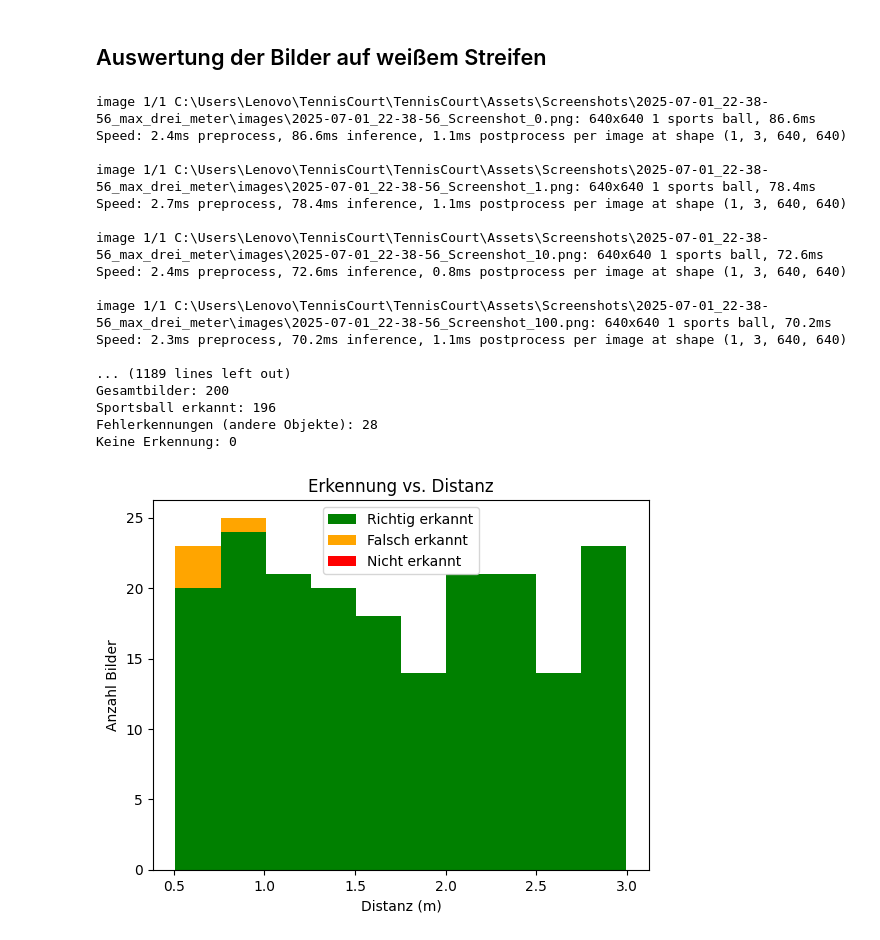
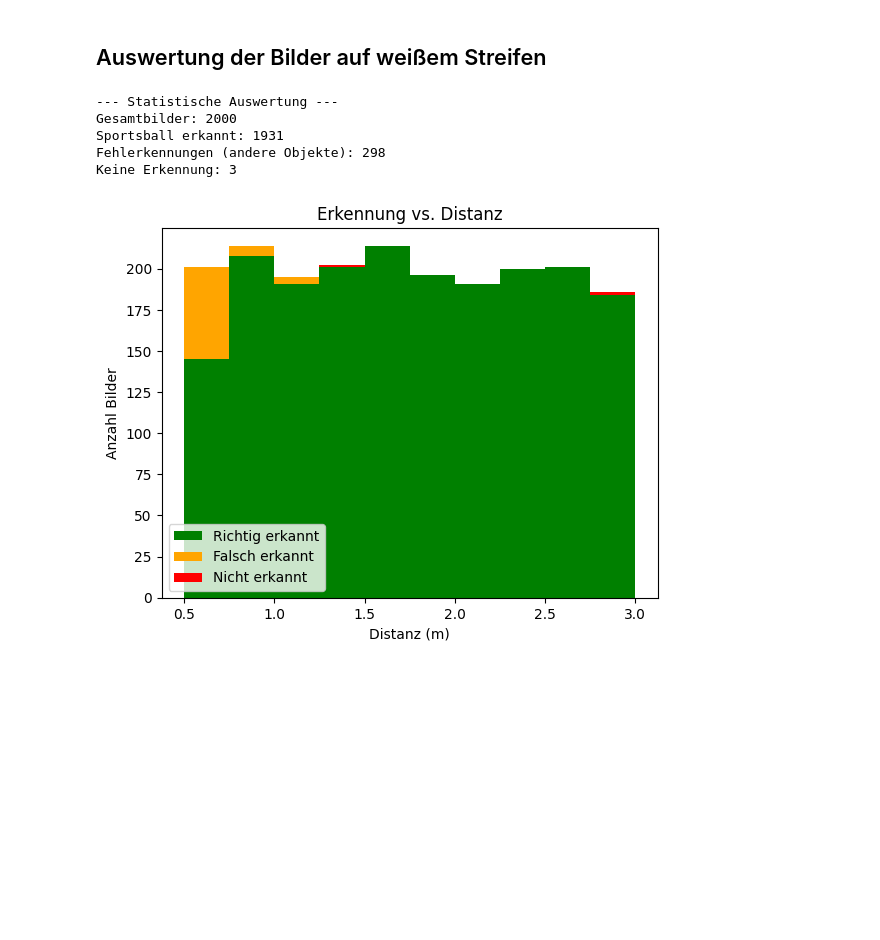
Before and after one commit to PizzaPichael/KI_und_Big_Data_Projekt_SoSe25, a Jupyter notebook: code/ballDetection/detect_balls_max_3_meter.ipynb, the cells around one changed output. Drawn from its saved outputs; the diff is of its cells as text; code cells hidden in the pictures; blank space fills up the shorter version.

```diff
--- a/code/ballDetection/detect_balls_max_3_meter.ipynb
+++ b/code/ballDetection/detect_balls_max_3_meter.ipynb
@@ -7,18 +8,21 @@ import matplotlib.pyplot as plt
 # %%
-def detect_tennisballs(model, general_path, date, show_images):
-    folder_path = general_path + date + "/images"
-    csv_path = general_path + date + "/distance_labels/annotations.csv"
+def detect_tennisballs(model, general_path, show_images):
+    folder_path = general_path + "/images"
+    csv_path = general_path + "/distance_labels/annotations.csv"
 
     df = pd.read_csv(csv_path)
 
     image_files = [f for f in os.listdir(folder_path) if f.lower().endswith(('.png', '.jpg', '.jpeg'))]
 
+    results_dict = {}
 
     for image in image_files:
 
         image_path = os.path.join(folder_path, image)
 
         results = model(image_path)
+
+        results_dict[image] = results
 
         annotated_frame = results[0].plot()
 
@@ -41,31 +45,25 @@ def detect_tennisballs(model, general_path, date, show_images):
                     break
 
             cv2.destroyAllWindows()
+    return(results_dict)
 # %% [markdown]
 ## Auswertung der Bilder auf weißem Streifen
 # %%
-def auswertung_mit_statistik(model, general_path, date,):
-    folder_path = general_path + date + "/images"
-    csv_path = general_path + date + "/distance_labels/annotations.csv"
+def auswertung_mit_statistik(results_dict, csv_path):
     statistik = []
     fehler_distanzen = []
     erkannt_distanzen = []
     keine_erkennung_distanzen = []
     df = pd.read_csv(csv_path)
 
-
-    for image in os.listdir(folder_path):
-        if not image.lower().endswith(('.png', '.jpg', '.jpeg')):
-            continue
-
-        image_path = os.path.join(folder_path, image)
-        results = model(image_path)
+    for image, results in results_dict.items():
         boxes = results[0].boxes
 
         detected_classes = boxes.cls.tolist() if boxes is not None else []
         sportsball_erkannt = 32 in detected_classes
         andere_objekte = [cls for cls in detected_classes if cls != 32]
         nichts_erkannt = len(detected_classes) == 0
+
 
         row = df[df['ImageName'] == image]
         distance = row.iloc[0]['Distance'] if not row.empty else None
@@ -75,7 +73,8 @@ def auswertung_mit_statistik(model, general_path, date,):
             "Distance": distance,
             "Sportsball erkannt": sportsball_erkannt,
             "Andere Objekte erkannt": bool(andere_objekte),
-            "Nichts erkannt": nichts_erkannt
+            "Nichts erkannt": nichts_erkannt,
+            "Boundingbox": boxes if sportsball_erkannt else None
         })
 
         if distance is not None:
@@ -109,31 +108,27 @@ def auswertung_mit_statistik(model, general_path, date,):
 
     return df_stat
 # %%
-
 model = YOLO('yolov8n.pt')
 
-general_path = "C:/Users/Lenovo/TennisCourt/TennisCourt/Assets/Screenshots/"
 date = "2025-07-01_23-12-36_zweitausend"
+general_path = "C:/Users/Lenovo/TennisCourt/TennisCourt/Assets/Screenshots/" + date
+csv_path = general_path + "/distance_labels/annotations.csv"
 
-detect_tennisballs(model, general_path, date, False)
-
-df_stat = auswertung_mit_statistik(model, general_path, date)
+filename = f'detection_results.pkl'
+if os.path.exists(filename):
+    with open(filename, 'rb') as f:
+        detections_results = pickle.load(f)
+else:
+    detections_results = detect_tennisballs(model, general_path, show_images=False)
+    with open(filename, 'wb') as f:
+        pickle.dump(detections_results, f)
-# %% [output]
-image 1/1 C:\Users\Lenovo\TennisCourt\TennisCourt\Assets\Screenshots\2025-07-01_22-38-56_max_drei_meter\images\2025-07-01_22-38-56_Screenshot_0.png: 640x640 1 sports ball, 86.6ms
-Speed: 2.4ms preprocess, 86.6ms inference, 1.1ms postprocess per image at shape (1, 3, 640, 640)
-
-image 1/1 C:\Users\Lenovo\TennisCourt\TennisCourt\Assets\Screenshots\2025-07-01_22-38-56_max_drei_meter\images\2025-07-01_22-38-56_Screenshot_1.png: 640x640 1 sports ball, 78.4ms
-Speed: 2.7ms preprocess, 78.4ms inference, 1.1ms postprocess per image at shape (1, 3, 640, 640)
-
-image 1/1 C:\Users\Lenovo\TennisCourt\TennisCourt\Assets\Screenshots\2025-07-01_22-38-56_max_drei_meter\images\2025-07-01_22-38-56_Screenshot_10.png: 640x640 1 sports ball, 72.6ms
-Speed: 2.4ms preprocess, 72.6ms inference, 0.8ms postprocess per image at shape (1, 3, 640, 640)
-
-image 1/1 C:\Users\Lenovo\TennisCourt\TennisCourt\Assets\Screenshots\2025-07-01_22-38-56_max_drei_meter\images\2025-07-01_22-38-56_Screenshot_100.png: 640x640 1 sports ball, 70.2ms
-Speed: 2.3ms preprocess, 70.2ms inference, 1.1ms postprocess per image at shape (1, 3, 640, 640)
-
-... (1189 lines left out)
-Gesamtbilder: 200
-Sportsball erkannt: 196
-Fehlerkennungen (andere Objekte): 28
-Keine Erkennung: 0
-[figure, removed]
+# %%
+# Statistische auswertung
+df_stat = auswertung_mit_statistik(detections_results, csv_path)
+# %% [output]
+--- Statistische Auswertung ---
+Gesamtbilder: 2000
+Sportsball erkannt: 1931
+Fehlerkennungen (andere Objekte): 298
+Keine Erkennung: 3
+[figure, added]
```
Also changed, not shown: parts of 35 cells of this notebook, 6 other files.
